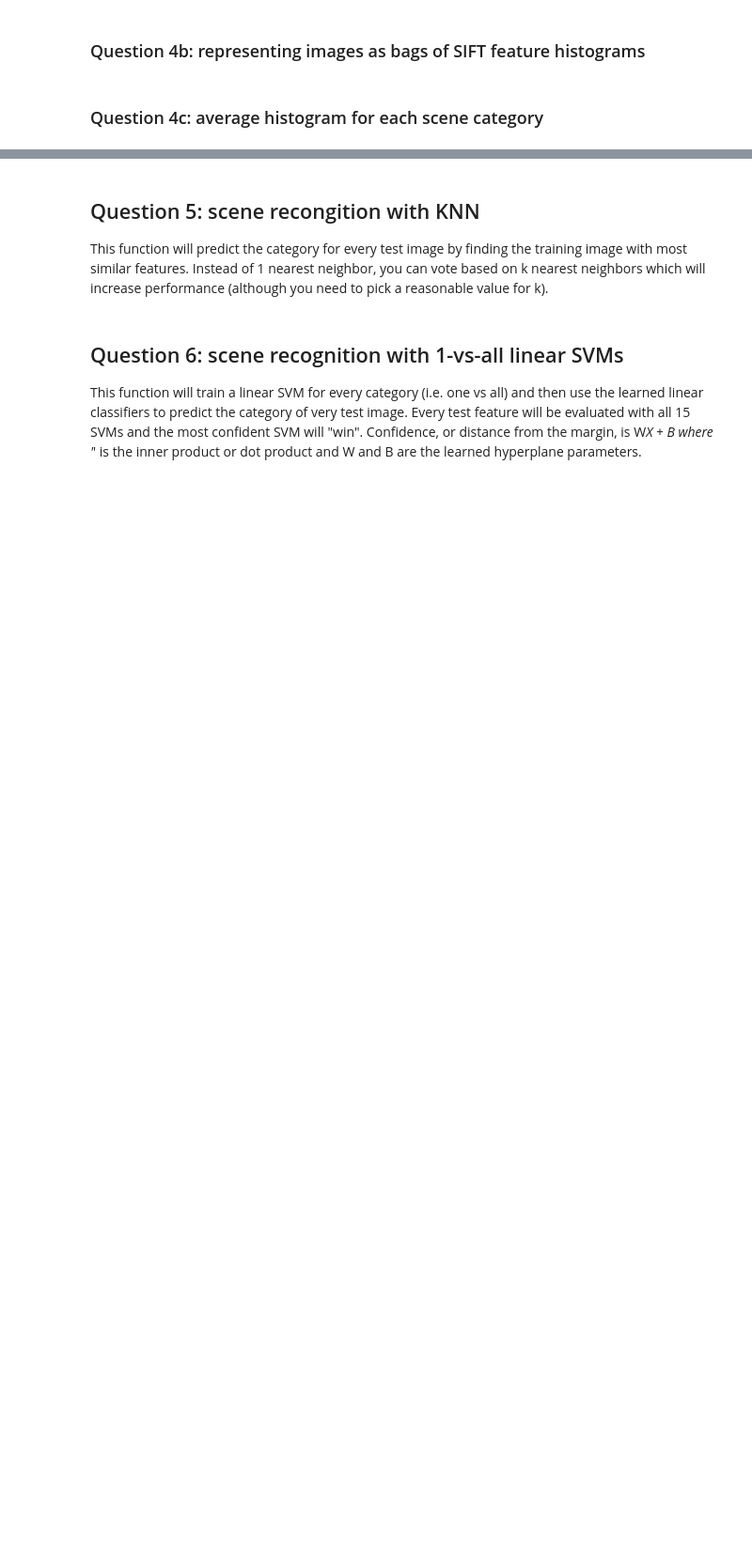
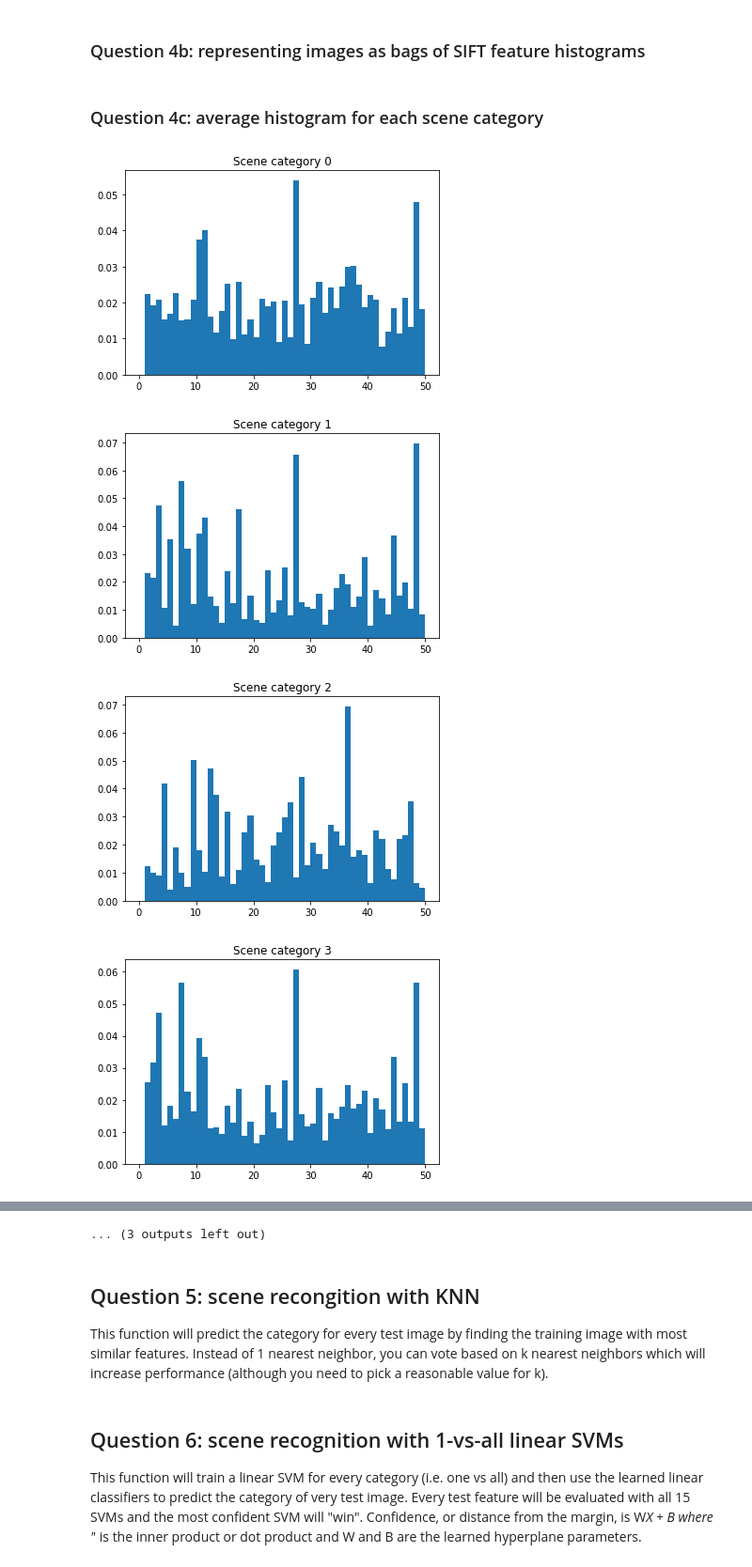
Before and after one commit to ricky-ma/CPSC425-Computer-Vision, a Jupyter notebook: A5/Assignment5.ipynb, the cells around one changed output, grey strips where cells are left out. Shown at 94% size. Cells and saved outputs as stored; diff of their text form; code cells hidden in the pictures; blank space fills up the shorter version.

```diff
--- a/A5/Assignment5.ipynb
+++ b/A5/Assignment5.ipynb
@@ -65,17 +67,20 @@ def build_vocabulary(image_paths, vocab_size):
     # keypoints = np.zeros((n_image * n_each, 2))
     descriptors = np.zeros((n_image * n_each, 128))
 
-    for i, path in enumerate(image_paths):
+    for i, path in tqdm(enumerate(image_paths)):
         # Load features from each image
         features = np.loadtxt(path, delimiter=',',dtype=float)
         sift_keypoints = features[:, :2]
         sift_descriptors = features[:, 2:]
 
-        # TODO: Randomly sample n_each descriptors from sift_descriptor and store them into descriptors
+        # Randomly sample n_each descriptors from sift_descriptor and store them into descriptors
+        n,d = sift_descriptors.shape
+        indices = np.random.choice(n, n_each)
+        descriptors[i:i+n_each,:] = sift_descriptors[indices]
 
-    # TODO: pefrom k-means clustering to cluster sampled sift descriptors into vocab_size regions.
-    # You can use KMeans from sci-kit learn.
-    # Reference: https://scikit-learn.org/stable/modules/generated/sklearn.cluster.KMeans.html
+    # Perfom k-means clustering to cluster sampled sift descriptors into vocab_size regions.
+    print("Fitting K-means clustering")
+    kmeans = KMeans(n_clusters=50, random_state=0).fit(descriptors)
 
     return kmeans
 # %%
@@ -109,11 +131,15 @@ def get_bags_of_sifts(image_paths, kmeans):
         # Load features from each image
         features = np.loadtxt(path, delimiter=',',dtype=float)
 
-        # TODO: Assign each feature to the closest cluster center
+        # Assign each feature to the closest cluster center
         # Again, each feature consists of the (x, y) location and the 128-dimensional sift descriptor
         # You can access the sift descriptors part by features[:, 2:]
+        sift_descriptors = features[:, 2:]
+        predictions = kmeans.predict(sift_descriptors)
 
-        # TODO: Build a histogram normalized by the number of descriptors
+        # Build a histogram normalized by the number of descriptors
+        hist, bins = np.histogram(predictions, bins=np.arange(vocab_size+1), density=True)
+        image_feats[i,:] = hist
 
     return image_feats
 # %%
@@ -121,3 +147,23 @@ train_image_feats = get_bags_of_sifts(train_image_paths, kmeans)
 test_image_feats = get_bags_of_sifts(test_image_paths, kmeans)
 # %% [markdown]
 ### Question 4c: average histogram for each scene category
+# %%
+vocab_size = kmeans.cluster_centers_.shape[0]
+category_feats = np.zeros((15, vocab_size))
+bins = np.arange(vocab_size+1)
+
+for row, label in zip(train_image_feats, train_labels):
+    category_feats[int(label),:] = category_feats[int(label),:] + row
+
+for i, category in enumerate(category_feats):
+    category_feats[i] = category / list(train_labels).count(i)
+    plt.hist(bins[:-1], bins, weights=category_feats[i])
+    plt.title("Scene category {}".format(i))
+    plt.show()
+
+# print(category_feats)
+# %% [output]
+[figure, added]
+[figure, added]
+[figure, added]
+[figure, added]
@@ -124,3 +178,4 @@ test_image_feats = get_bags_of_sifts(test_image_paths, kmeans)
+... (3 outputs left out)
 # %% [markdown]
 ## Question 5: scene recongition with KNN
 This function will predict the category for every test image by finding the training image with most similar features. Instead of 1 nearest neighbor, you can vote based on k nearest neighbors which will increase performance (although you need to pick a reasonable value for k).
```
Also changed, not shown: parts of 4 cells of this notebook.
